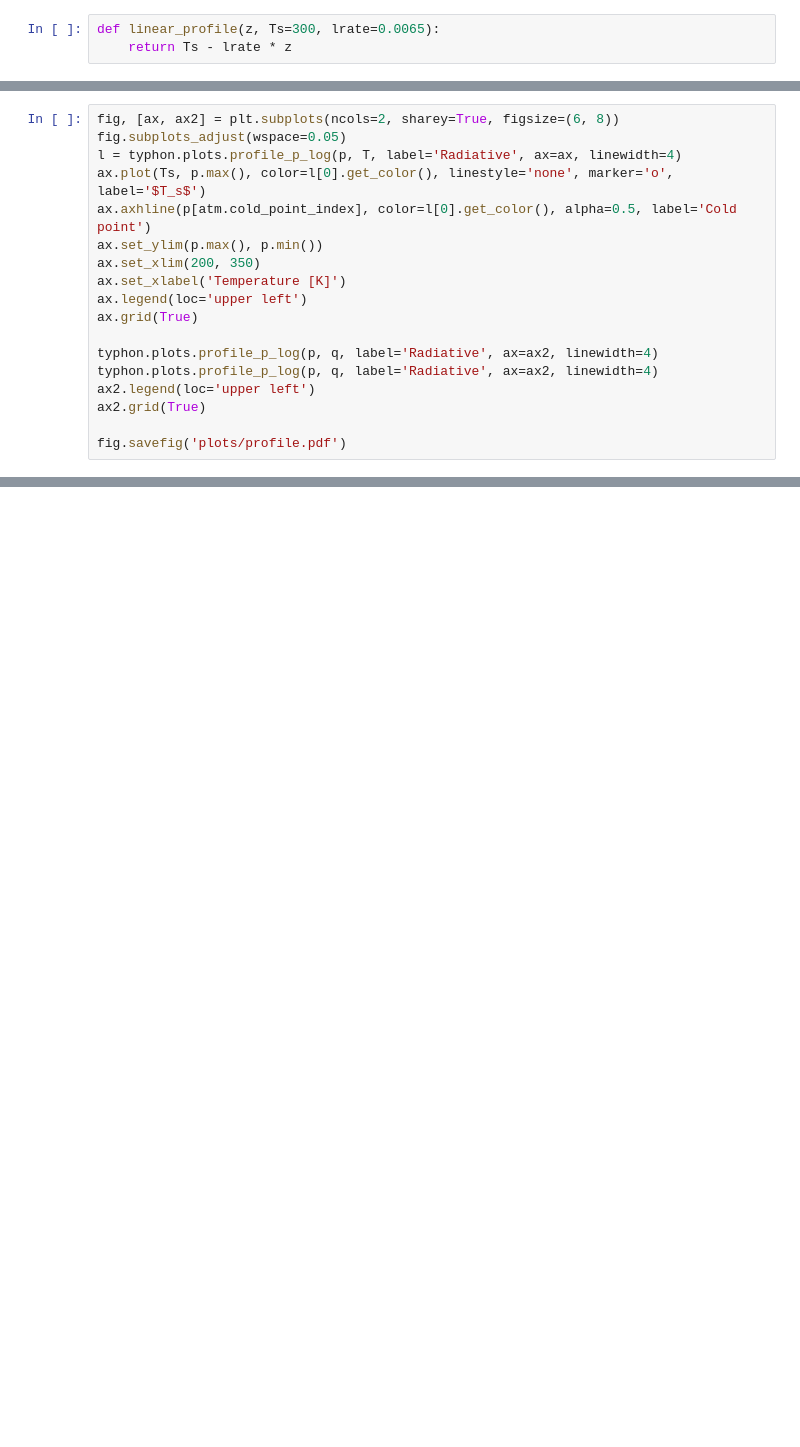
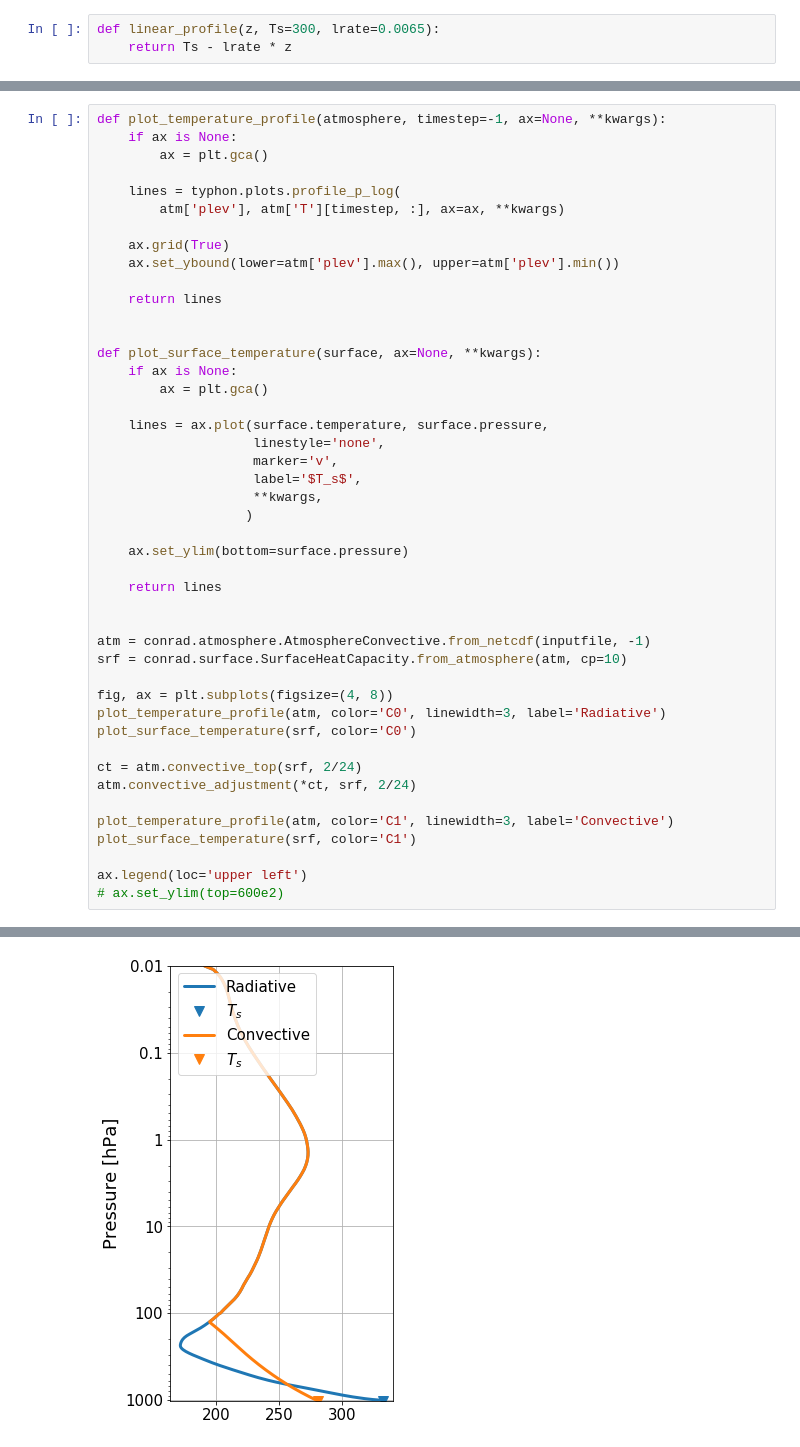
Before and after one commit to atmtools/konrad, a Jupyter notebook: scripts/convective_adjustment.ipynb, the cells around one changed output, grey strips where cells are left out. Saved outputs shown, nothing was run; the diff lists cells and outputs as text; blank space fills up the shorter version.

```diff
--- a/scripts/convective_adjustment.ipynb
+++ b/scripts/convective_adjustment.ipynb
@@ -140,18 +122,46 @@ atm.convective_adjustment(ctop, lapse=0.0065)
-# %%
-fig, [ax, ax2] = plt.subplots(ncols=2, sharey=True, figsize=(6, 8))
-fig.subplots_adjust(wspace=0.05)
-l = typhon.plots.profile_p_log(p, T, label='Radiative', ax=ax, linewidth=4)
-ax.plot(Ts, p.max(), color=l[0].get_color(), linestyle='none', marker='o', label='$T_s$')
-ax.axhline(p[atm.cold_point_index], color=l[0].get_color(), alpha=0.5, label='Cold point')
-ax.set_ylim(p.max(), p.min())
-ax.set_xlim(200, 350)
-ax.set_xlabel('Temperature [K]')
-ax.legend(loc='upper left')
-ax.grid(True)
-
-typhon.plots.profile_p_log(p, q, label='Radiative', ax=ax2, linewidth=4)
-typhon.plots.profile_p_log(p, q, label='Radiative', ax=ax2, linewidth=4)
-ax2.legend(loc='upper left')
-ax2.grid(True)
-
-fig.savefig('plots/profile.pdf')
+# %%
+def plot_temperature_profile(atmosphere, timestep=-1, ax=None, **kwargs):
+    if ax is None:
+        ax = plt.gca()
+
+    lines = typhon.plots.profile_p_log(
+        atm['plev'], atm['T'][timestep, :], ax=ax, **kwargs)
+
+    ax.grid(True)
+    ax.set_ybound(lower=atm['plev'].max(), upper=atm['plev'].min())
+
+    return lines
+
+
+def plot_surface_temperature(surface, ax=None, **kwargs):
+    if ax is None:
+        ax = plt.gca()
+
+    lines = ax.plot(surface.temperature, surface.pressure,
+                    linestyle='none',
+                    marker='v',
+                    label='$T_s$',
+                    **kwargs,
+                   )
+
+    ax.set_ylim(bottom=surface.pressure)
+
+    return lines
+
+
+atm = conrad.atmosphere.AtmosphereConvective.from_netcdf(inputfile, -1)
+srf = conrad.surface.SurfaceHeatCapacity.from_atmosphere(atm, cp=10)
+
+fig, ax = plt.subplots(figsize=(4, 8))
+plot_temperature_profile(atm, color='C0', linewidth=3, label='Radiative')
+plot_surface_temperature(srf, color='C0')
+
+ct = atm.convective_top(srf, 2/24)
+atm.convective_adjustment(*ct, srf, 2/24)
+
+plot_temperature_profile(atm, color='C1', linewidth=3, label='Convective')
+plot_surface_temperature(srf, color='C1')
+
+ax.legend(loc='upper left')
+# ax.set_ylim(top=600e2)
+# %% [output]
@@ -157,0 +169 @@ fig.savefig('plots/profile.pdf')
+[figure, added]
```
Also changed, not shown: parts of 10 cells of this notebook, 7 other files.
